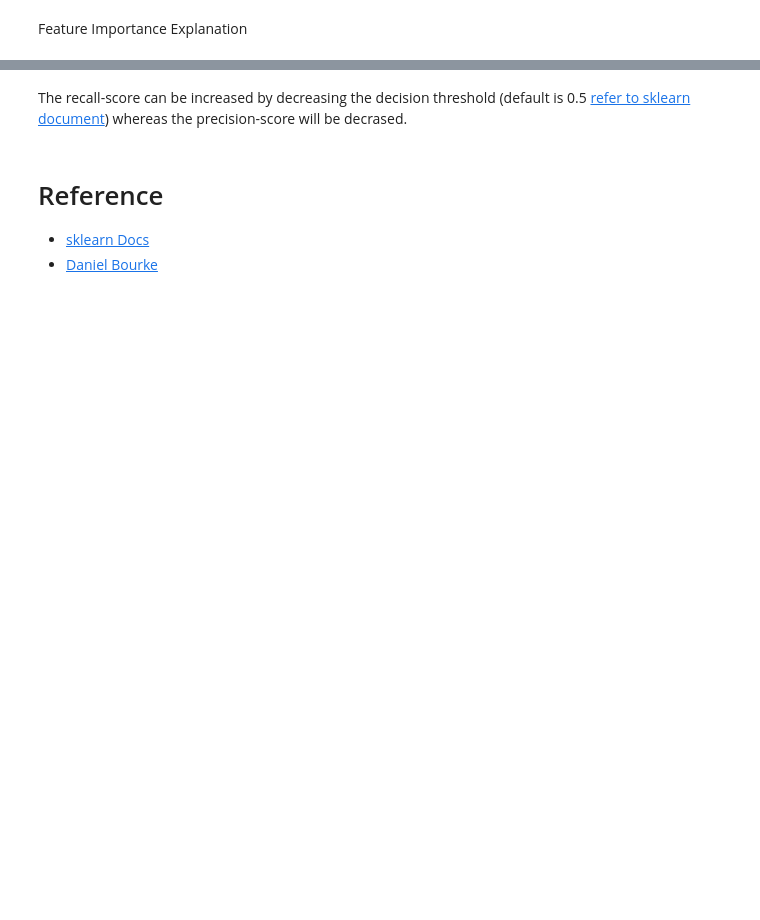
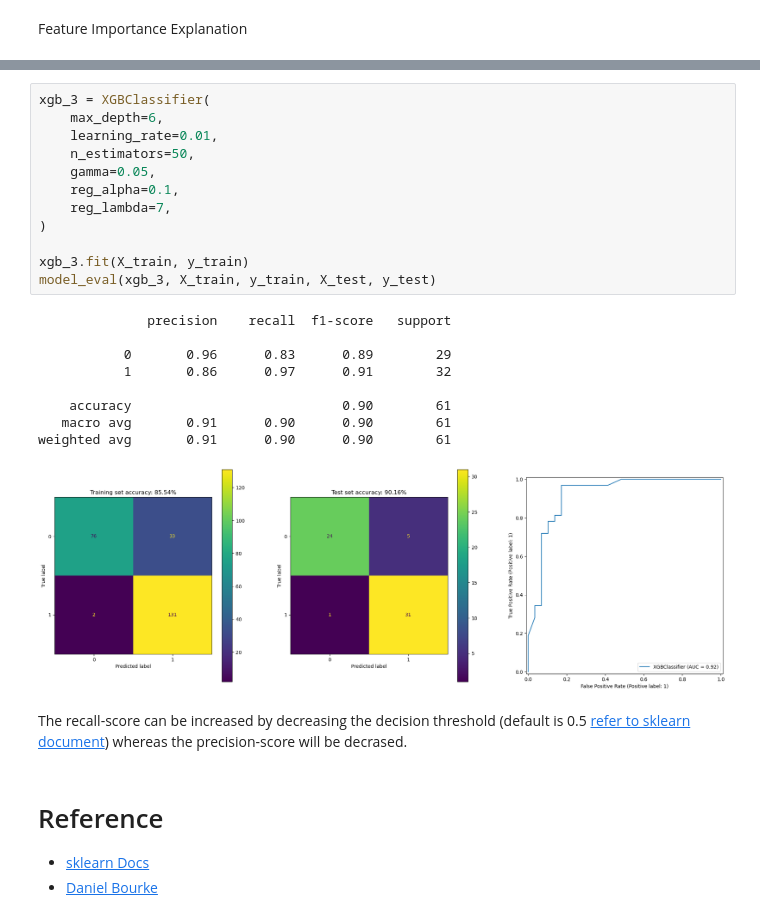
Before and after one commit to Eleanor-git/Hear-Disease-Classification, a Jupyter notebook: heart_disease_classification.ipynb, the cells around one changed output, grey strips where cells are left out. Cells and saved outputs as stored; diff of their text form; blank space fills up the shorter version.

```diff
--- a/heart_disease_classification.ipynb
+++ b/heart_disease_classification.ipynb
@@ -473,3 +815,25 @@ model_eval(xgb, X_train, y_train, X_test, y_test)
+# %%
+xgb_3 = XGBClassifier(
+    max_depth=6,
+    learning_rate=0.01,
+    n_estimators=50,
+    gamma=0.05,
+    reg_alpha=0.1,
+    reg_lambda=7,
+)
+
+xgb_3.fit(X_train, y_train)
+model_eval(xgb_3, X_train, y_train, X_test, y_test)
+# %% [output]
+              precision    recall  f1-score   support
+
+           0       0.96      0.83      0.89        29
+           1       0.86      0.97      0.91        32
+
+    accuracy                           0.90        61
+   macro avg       0.91      0.90      0.90        61
+weighted avg       0.91      0.90      0.90        61
+[figure, added]
 # %% [markdown]
 The recall-score can be increased by decreasing the decision threshold (default is 0.5 [refer to sklearn document](https://scikit-learn.org/stable/modules/classification_threshold.html)) whereas the precision-score will be decrased.
 # %% [markdown]
```
Also changed, not shown: parts of 37 cells of this notebook.
